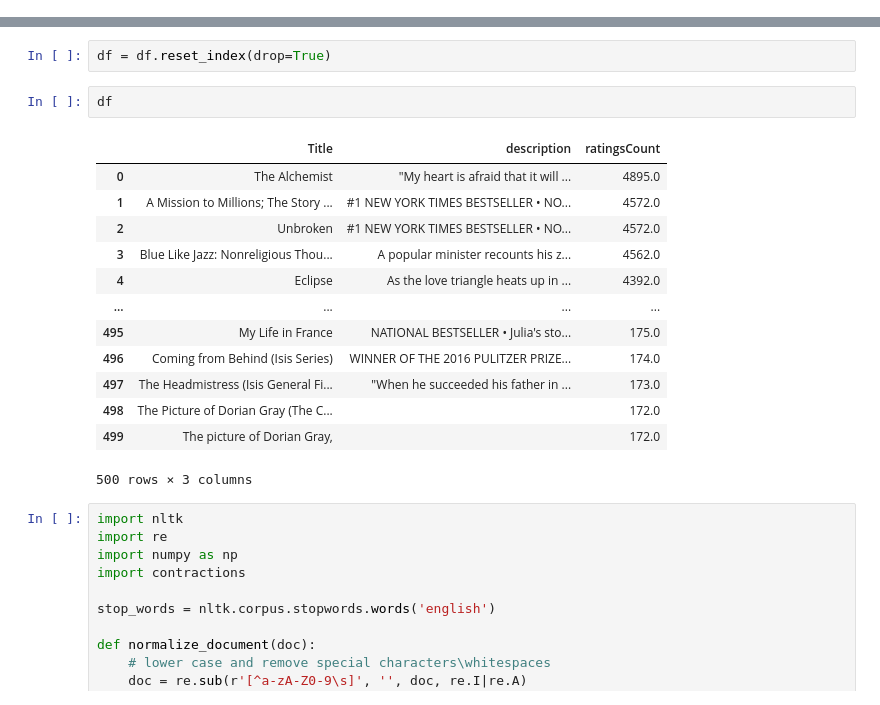
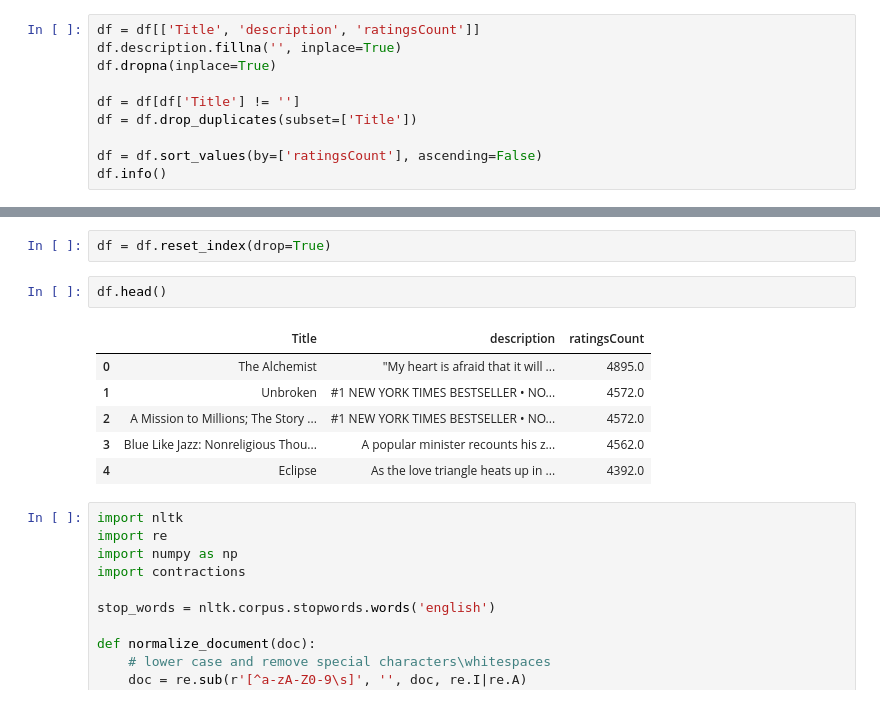
Before and after one commit to putma16/Rekomendasi_Buku, a Jupyter notebook: Document Similarity.ipynb, the cells around one changed output, grey strips where cells are left out. Cells and saved outputs as stored; diff of their text form.

```diff
--- a/Document Similarity.ipynb
+++ b/Document Similarity.ipynb
@@ -70,3 +70,13 @@ Data columns (total 3 columns):
  2   ratingsCount  49751 non-null  float64
 dtypes: float64(1), object(2)
 memory usage: 1.5+ MB
+# %%
+df = df[['Title', 'description', 'ratingsCount']]
+df.description.fillna('', inplace=True)
+df.dropna(inplace=True)
+
+df = df[df['Title'] != '']
+df = df.drop_duplicates(subset=['Title'])
+
+df = df.sort_values(by=['ratingsCount'], ascending=False)
+df.info()
@@ -88,21 +109,14 @@ df = df[0:500]
 # %%
 df = df.reset_index(drop=True)
 # %%
-df
+df.head()
 # %% [output]
 |  | Title | description | ratingsCount |
 | 0 | The Alchemist | "My heart is afraid that it will ... | 4895.0 |
-| 1 | A Mission to Millions; The Story ... | #1 NEW YORK TIMES BESTSELLER • NO... | 4572.0 |
-| 2 | Unbroken | #1 NEW YORK TIMES BESTSELLER • NO... | 4572.0 |
+| 1 | Unbroken | #1 NEW YORK TIMES BESTSELLER • NO... | 4572.0 |
+| 2 | A Mission to Millions; The Story ... | #1 NEW YORK TIMES BESTSELLER • NO... | 4572.0 |
 | 3 | Blue Like Jazz: Nonreligious Thou... | A popular minister recounts his z... | 4562.0 |
 | 4 | Eclipse | As the love triangle heats up in ... | 4392.0 |
-| ... | ... | ... | ... |
-| 495 | My Life in France | NATIONAL BESTSELLER • Julia's sto... | 175.0 |
-| 496 | Coming from Behind (Isis Series) | WINNER OF THE 2016 PULITZER PRIZE... | 174.0 |
-| 497 | The Headmistress (Isis General Fi... | "When he succeeded his father in ... | 173.0 |
-| 498 | The Picture of Dorian Gray (The C... |  | 172.0 |
-| 499 | The picture of Dorian Gray, |  | 172.0 |
-500 rows × 3 columns
 # %%
 import nltk
 import re
```
Also changed, not shown: parts of 14 cells of this notebook, 3 other files.
